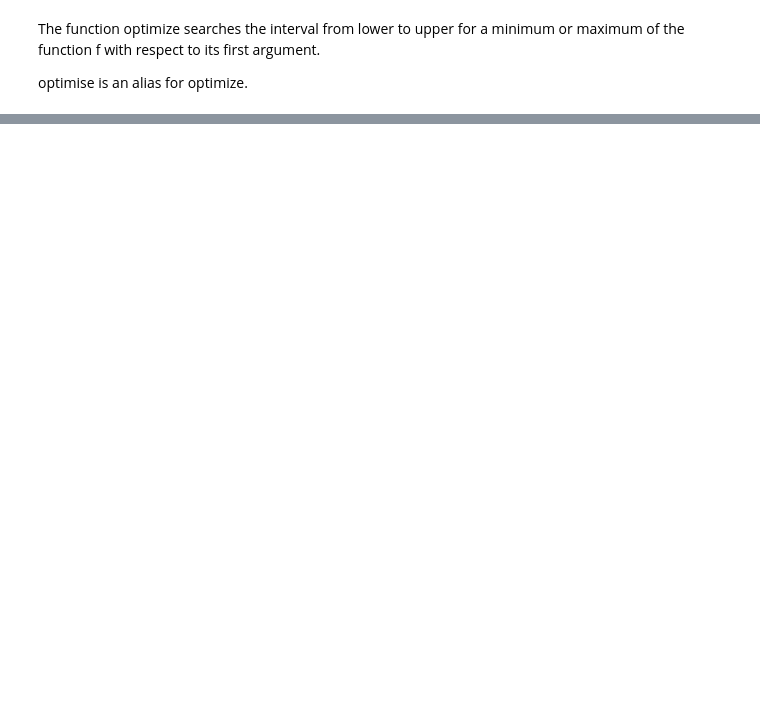
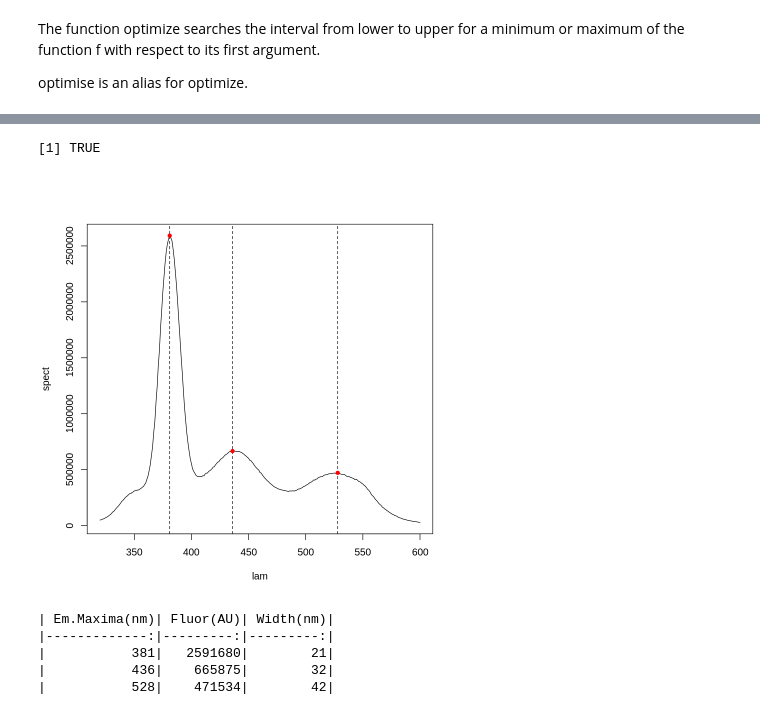
Before and after one commit to adgcal/Anjan_collab_R, a Jupyter notebook: ayan_try_R.ipynb, the cells around one changed output, grey strips where cells are left out. Cells and saved outputs as stored; diff of their text form; code cells hidden in the pictures; blank space fills up the shorter version.

```diff
--- a/ayan_try_R.ipynb
+++ b/ayan_try_R.ipynb
@@ -279,0 +322,30 @@ $objective
+# %%
+lam<-z1$wavelen
+#spect<-z1$T1/max(z1$T1)
+spect<-z1$T1
+# %%
+plot(lam,spect,type="l")
+pts <- peaks(spect, minPH=1E4)# minPH is the minimum peak height expexted
+v<-lam[pts$x]
+#points(pts,col="red",cex=1.2, pch=20)
+abline(v =v, lty = 2)
+points(lam[pts$x],spect[pts$x],cex=1.2,pch=20,col="red")
+#signif(spect[pts$x],8)
+pH<-c(pts$w) # LIST OF PEAK WIDTHS
+lmax<-c(lam[pts$x])
+Imax<-c(spect[pts$x])
+df<-cbind(lmax,Imax,pH)
+colnames(df)<-c('Em.Maxima(nm)','Fluor(AU)','Width(nm)')
+df<-as.data.frame(df)
+is.data.frame(df)
+# %% [output]
+[1] TRUE
+[figure, added]
+# %%
+knitr::kable(df)
+# %% [output]
+| Em.Maxima(nm)| Fluor(AU)| Width(nm)|
+|-------------:|---------:|---------:|
+|           381|   2591680|        21|
+|           436|    665875|        32|
+|           528|    471534|        42|
```
Also changed, not shown: parts of 28 cells of this notebook.
